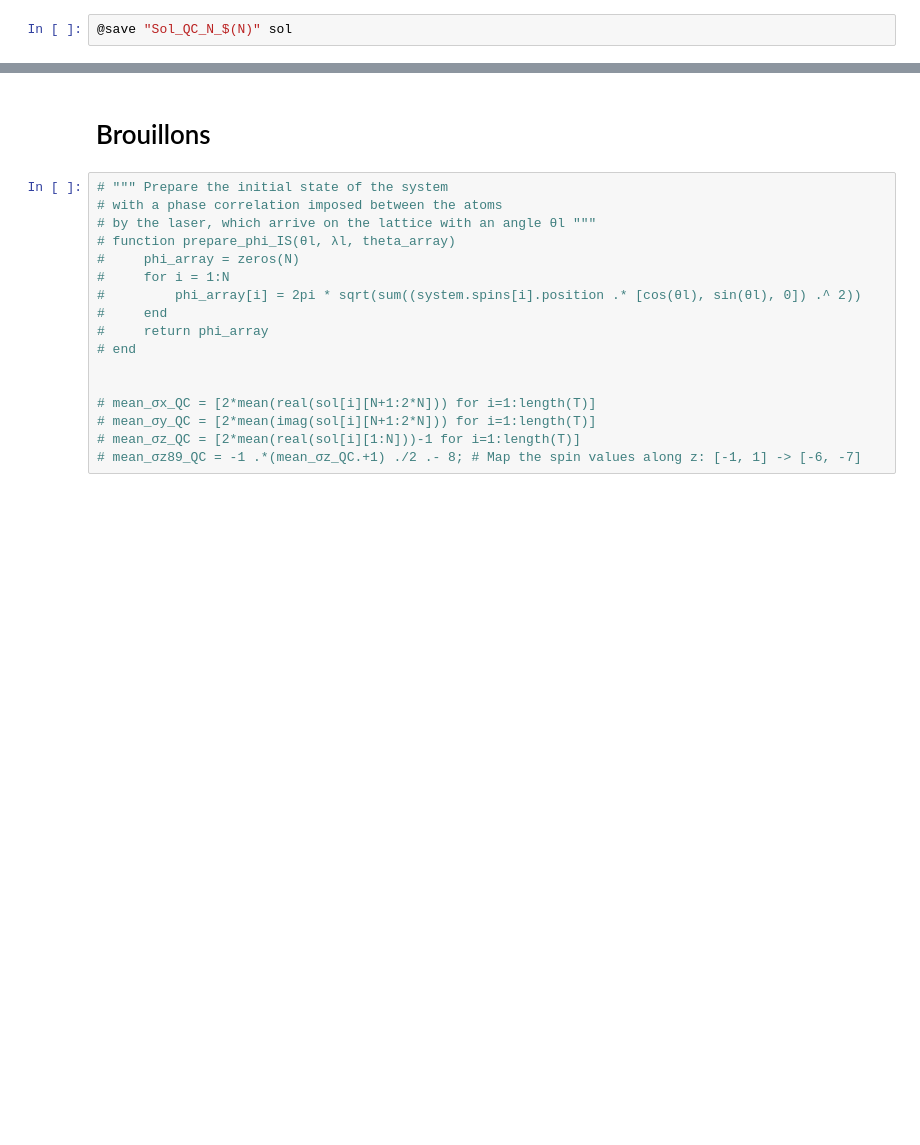
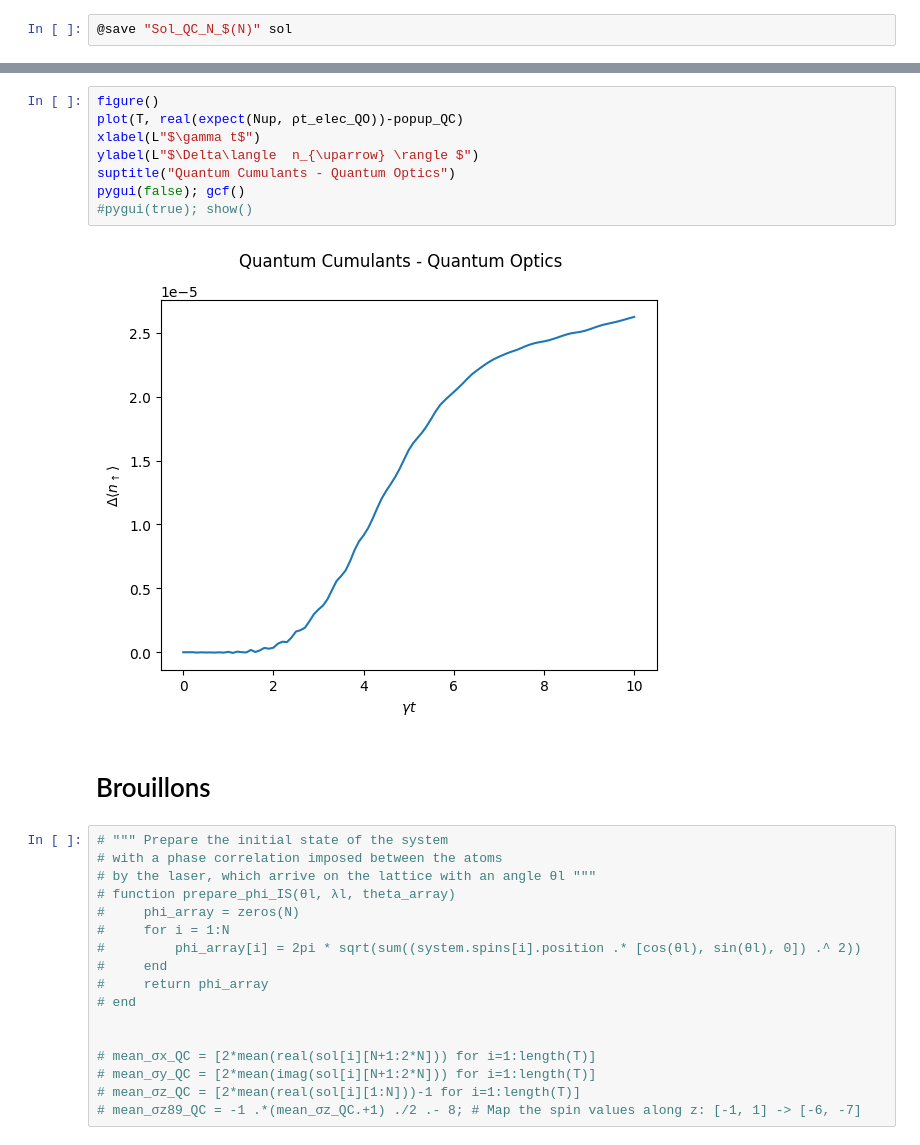
Before and after one commit to DolbeaultRemy/SR_droplets, a Jupyter notebook: QuantumCumulants/Model2/Comparison_QC_QO/8_atoms/Comparison_QC_QO.ipynb, the cells around one changed output, grey strips where cells are left out. Cells and saved outputs as stored; diff of their text form; blank space fills up the shorter version.

```diff
--- a/QuantumCumulants/Model2/Comparison_QC_QO/8_atoms/Comparison_QC_QO.ipynb
+++ b/QuantumCumulants/Model2/Comparison_QC_QO/8_atoms/Comparison_QC_QO.ipynb
@@ -148,3 +148,13 @@ pygui(false); gcf()
+# %%
+figure()
+plot(T, real(expect(Nup, ρt_elec_QO))-popup_QC)
+xlabel(L"$\gamma t$")
+ylabel(L"$\Delta\langle  n_{\uparrow} \rangle $")
+suptitle("Quantum Cumulants - Quantum Optics")
+pygui(false); gcf()
+#pygui(true); show()
+# %% [output]
+[figure, added]
 # %% [markdown]
 # Brouillons
 # %%
```
Also changed, not shown: parts of 3 cells of this notebook, 5 other files.
